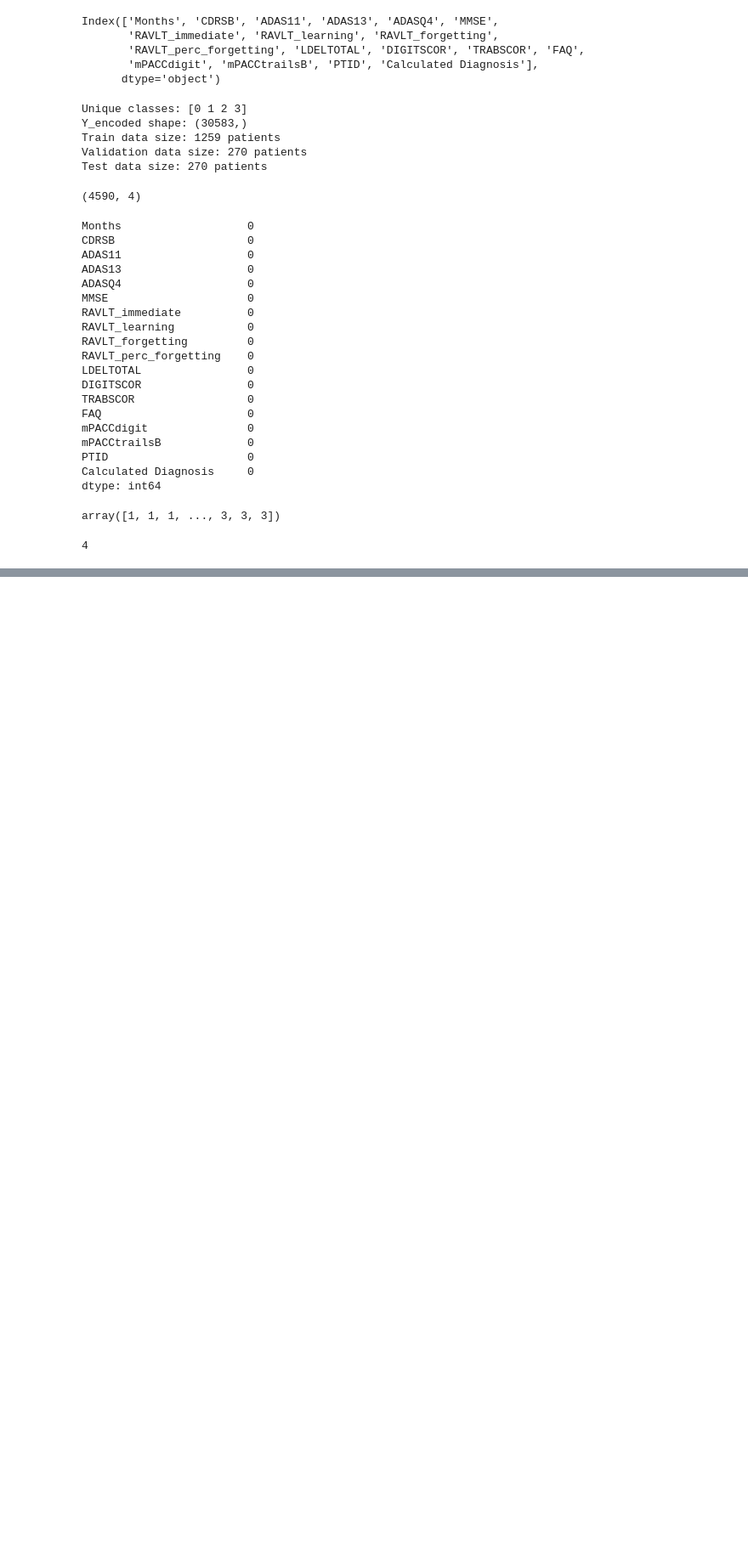
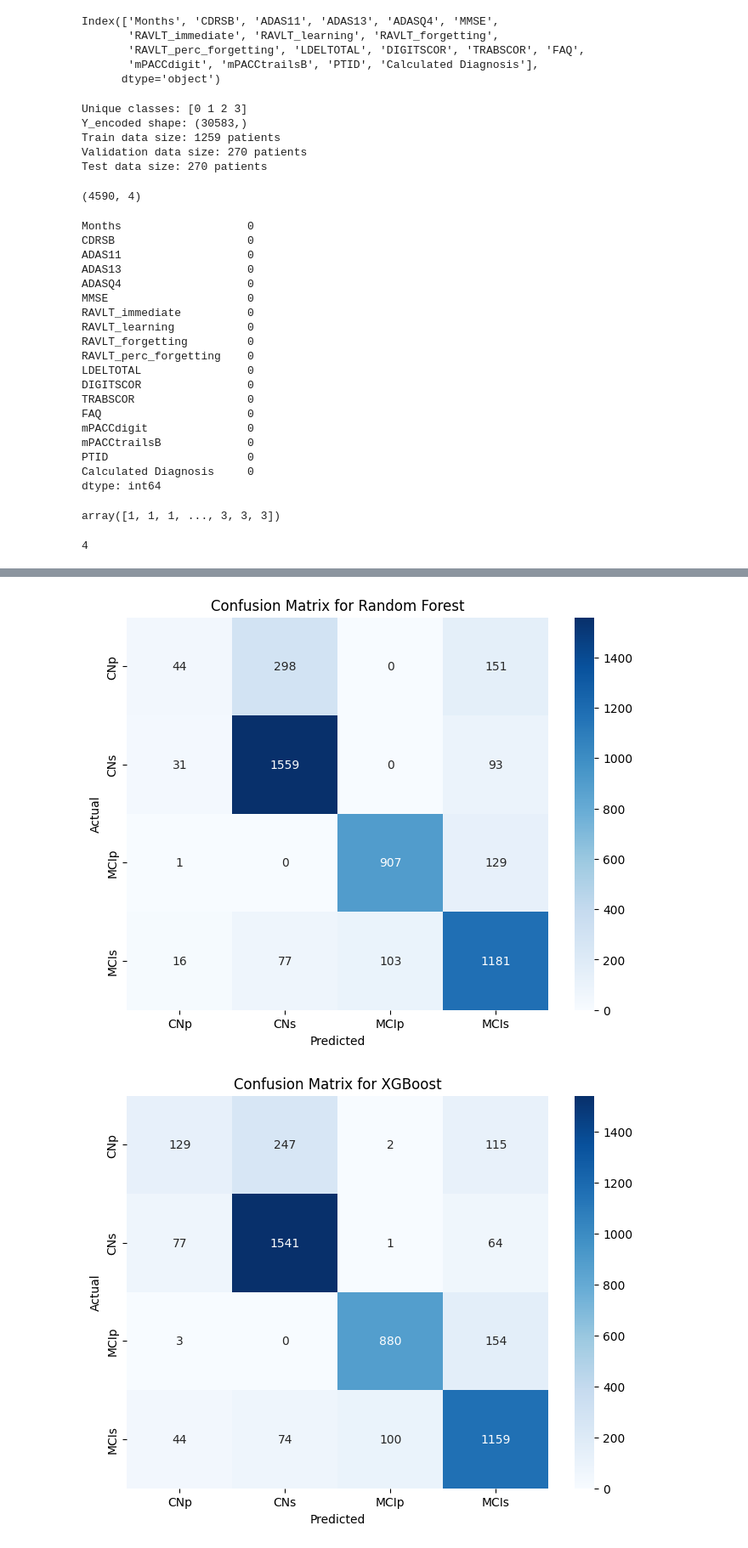
Before and after one commit to memoriesbytalha/Time-Series-LSTM-Based-Classification-Alzheimer, a Jupyter notebook: model.ipynb, the cells around one changed output, grey strips where cells are left out. Shown at 85% size. Drawn from its saved outputs; the diff is of its cells as text; code cells hidden in the pictures; blank space fills up the shorter version.

Commit message:
New models added

```diff
--- a/model.ipynb
+++ b/model.ipynb
@@ -436,0 +437,10 @@ ModuleNotFoundError: No module named 'xgboost'
+# %%
+# No need for reshaping the data for Decision Tree, Random Forest, or XGBoost
+X_train = X_train.squeeze()  # Remove extra dimension if added for LSTM
+X_val = X_val.squeeze()
+X_test = X_test.squeeze()
+
+# The target variable (Y_train, Y_val, Y_test) should be in its original label-encoded form (not one-hot encoded)
+Y_train_labels = np.argmax(Y_train, axis=1)  # Convert one-hot back to label encoding
+Y_val_labels = np.argmax(Y_val, axis=1)
+Y_test_labels = np.argmax(Y_test, axis=1)
@@ -436,0 +513,12 @@ ModuleNotFoundError: No module named 'xgboost'
+# %%
+
+# Train the model
+xgb_model.fit(X_train, Y_train_labels)
+
+# Make predictions on the test set
+xgb_predictions = xgb_model.predict(X_test)
+
+# Evaluate the model
+xgb_accuracy = accuracy_score(Y_test_labels, xgb_predictions)
+print(f"XGBoost Accuracy: {xgb_accuracy}")
+print(classification_report(Y_test_labels, xgb_predictions))
@@ -436,0 +537,26 @@ ModuleNotFoundError: No module named 'xgboost'
+# %%
+# Confusion Matrix for Random Forest
+rf_confusion_matrix = confusion_matrix(Y_test_labels, rf_predictions)
+
+# Confusion Matrix for XGBoost
+xgb_confusion_matrix = confusion_matrix(Y_test_labels, xgb_predictions)
+# %%
+# Function to plot confusion matrix
+def plot_confusion_matrix(cm, class_names, model_name):
+    plt.figure(figsize=(8, 6))
+    sns.heatmap(cm, annot=True, fmt='d', cmap='Blues',
+                xticklabels=class_names, yticklabels=class_names)
+    plt.ylabel('Actual')
+    plt.xlabel('Predicted')
+    plt.title(f'Confusion Matrix for {model_name}')
+    plt.show()
+
+# Class names (labels)
+class_names = label_encoder.classes_
+
+# Plotting Confusion Matrices
+plot_confusion_matrix(rf_confusion_matrix, class_names, "Random Forest")
+plot_confusion_matrix(xgb_confusion_matrix, class_names, "XGBoost")
+# %% [output]
+[figure, added]
+[figure, added]
```
Also changed, not shown: parts of 12 cells of this notebook.
